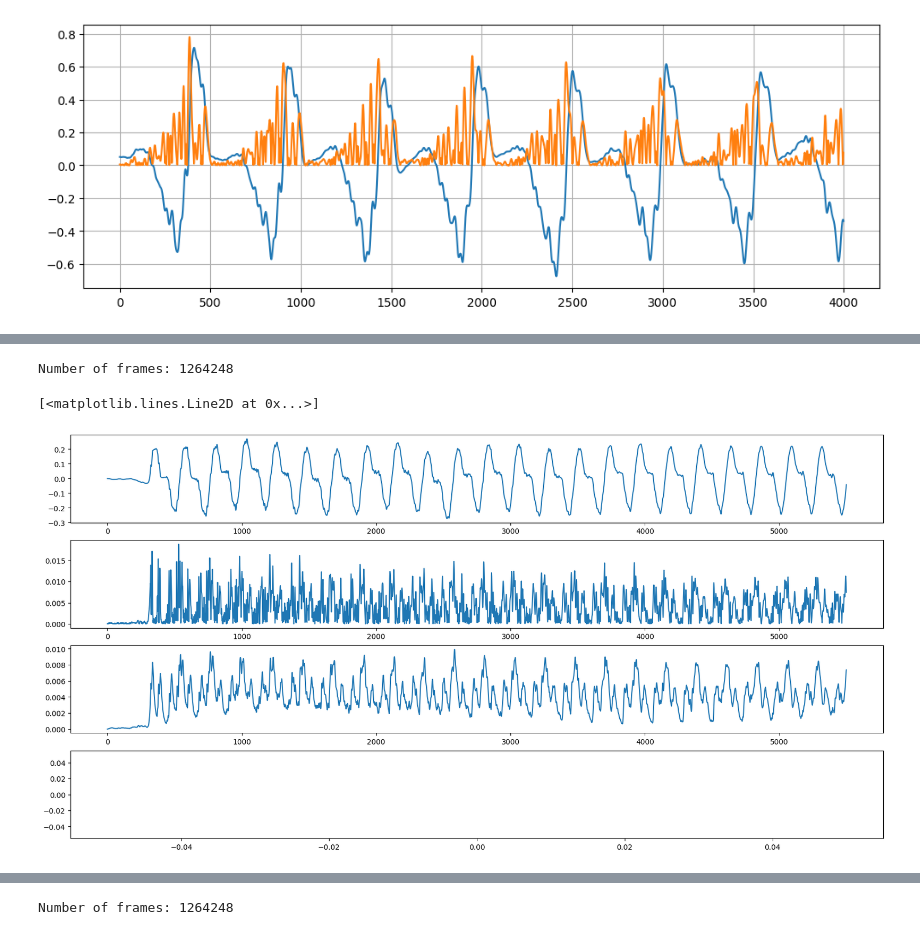
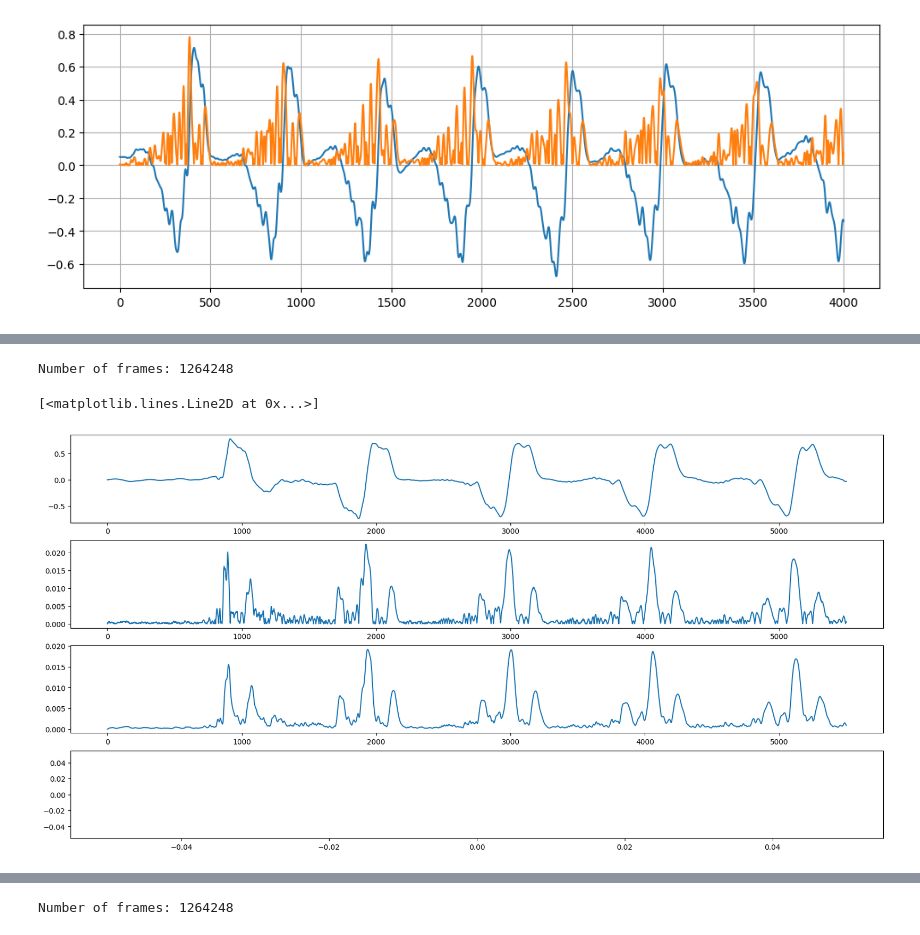
Before and after one commit to fletchjeff/prex_pedal, a Jupyter notebook: Prex Explorer.ipynb, the cells around one changed output, grey strips where cells are left out. Drawn from its saved outputs; the diff is of its cells as text; code cells hidden in the pictures.

```diff
--- a/Prex Explorer.ipynb
+++ b/Prex Explorer.ipynb
@@ -44,0 +40,10 @@ release_coeff=0.93
+# %%
+attack_coeff=0.93
+release_coeff=0.98
+#End values
+start_point = 1048500
+#end_point = 5500
+
+#Start values
+start_point =100000
+end_point = 50000
@@ -45,4 +155,5 @@ release_coeff=0.93
 # %%
+## Start values
 wav_values = []
 wav_slope = []
 wav_envelope = []
@@ -83,7 +194,7 @@ min_peak_count = sample_rate / max_freq
 
 envelope = 0
 counter = 0
-start_point = 1048500
+start_point =49000
 end_point = 5500
 ranger = no_of_frames #10000000# len(osc_np_norm)
 for i in range(0, end_point):
@@ -97,31 +208,31 @@ for i in range(0, end_point):
         # if counter > min_peak_count:
         #     if (wav_slope[i] > current_max) and (wav_slope[i] > 0.01):
         #         current_max = wav_slope[i]
         #         maxes.append(current_max)
         #         counter = 0
         #     else:
         #         maxes.append(0)
         # counter += 1
     else:
         wav_slope.append(0)
 
     # Add the envelope value calculated in the last loop to the wav_envelope array
     wav_envelope.append(envelope)
 
     # Smooth the envelope by using the `slew` function
     envelope = slew(envelope, wav_slope[i],attack_coeff=attack_coeff, release_coeff=release_coeff)
 
     #Transform the envelope using the `non_linear_transform` function to try exagerate the peaks
     wav_envelope_non_linear.append(non_linear_transform(envelope,threshold=threshold))
     #print(f"{i}: {wav_values[i]} - {wav_slope[i]} - {wav_envelope[i]} - {wav_envelope_non_linear[i]}")
 
 fig, axs = plt.subplots(4,1,figsize=(20,10))
 axs[0].plot(wav_values)
 axs[1].plot(wav_slope)
 axs[2].plot(wav_envelope)
 axs[3].plot(maxes)
 #axs[3].plot(wav_envelope_non_linear)
 # %% [output]
 Number of frames: 1264248
 [<matplotlib.lines.Line2D at 0x...>]
-[figure, old version]
+[figure, new version]
```
Also changed, not shown: parts of 3 cells of this notebook.
